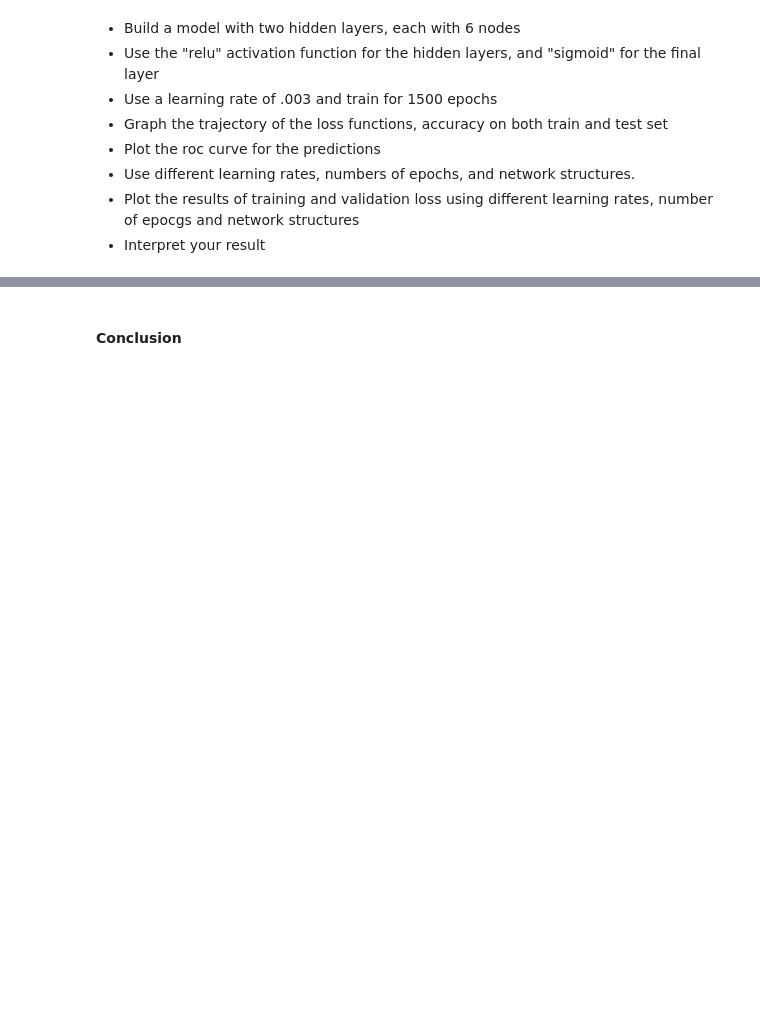
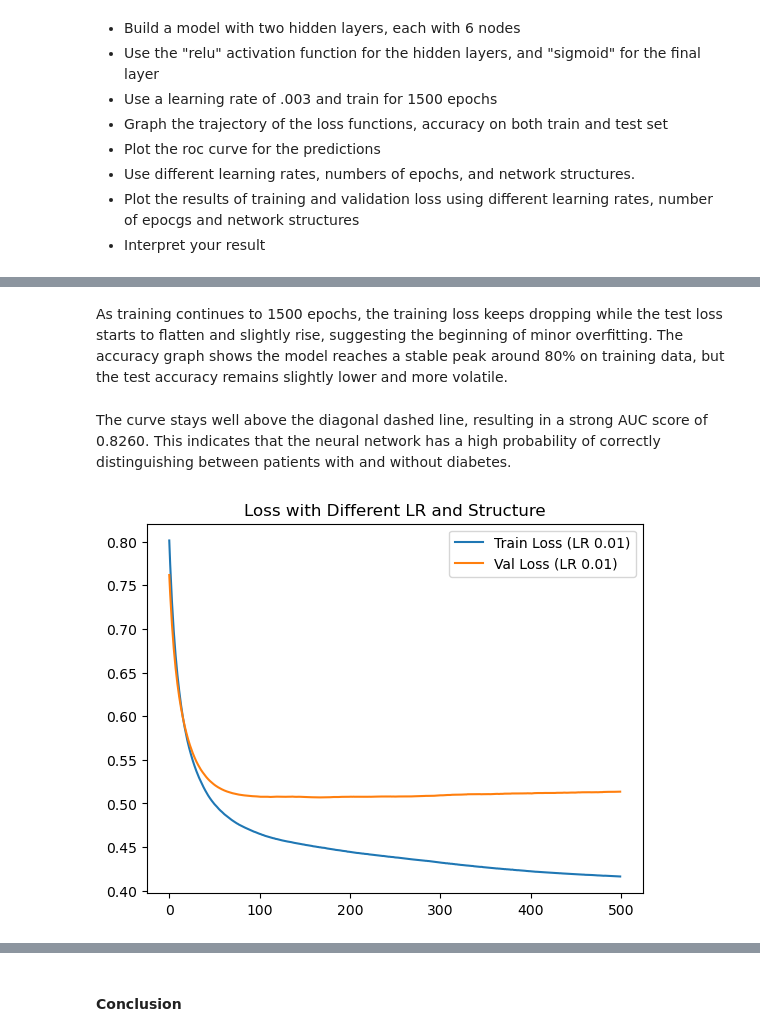
Before and after one commit to KennJieValleser/CPE-313-CPE32S3, a Jupyter notebook: Hands-on Activity 1.2 - Training Neural Networks.ipynb, the cells around one changed output, grey strips where cells are left out. Saved outputs shown, nothing was run; the diff lists cells and outputs as text; code cells hidden in the pictures; blank space fills up the shorter version.

```diff
--- a/Hands-on Activity 1.2 - Training Neural Networks.ipynb
+++ b/Hands-on Activity 1.2 - Training Neural Networks.ipynb
@@ -240,0 +302,22 @@ What is your interpretation about the result of the train and validation loss?
+# %% [markdown]
+As training continues to 1500 epochs, the training loss keeps dropping while the test loss starts to flatten and slightly rise, suggesting the beginning of minor overfitting. The accuracy graph shows the model reaches a stable peak around 80% on training data, but the test accuracy remains slightly lower and more volatile.
+# %% [markdown]
+The curve stays well above the diagonal dashed line, resulting in a strong AUC score of 0.8260. This indicates that the neural network has a high probability of correctly distinguishing between patients with and without diabetes.
+# %%
+# Different structure (10 nodes), higher learning rate (0.01), fewer epochs (500)
+model_2 = Sequential([
+    Dense(10, input_shape=(8,), activation="relu"),
+    Dense(1, activation="sigmoid")
+])
+
+model_2.compile(optimizer=SGD(learning_rate=0.01), loss="binary_crossentropy", metrics=["accuracy"])
+run_hist_2 = model_2.fit(X_train_norm, y_train, validation_data=(X_test_norm, y_test), epochs=500, verbose=0)
+
+# Plotting results of the second experiment
+plt.plot(run_hist_2.history['loss'], label='Train Loss (LR 0.01)')
+plt.plot(run_hist_2.history['val_loss'], label='Val Loss (LR 0.01)')
+plt.title('Loss with Different LR and Structure')
+plt.legend()
+plt.show()
+# %% [output]
+[figure, added]
```
Also changed, not shown: parts of 20 cells of this notebook.
